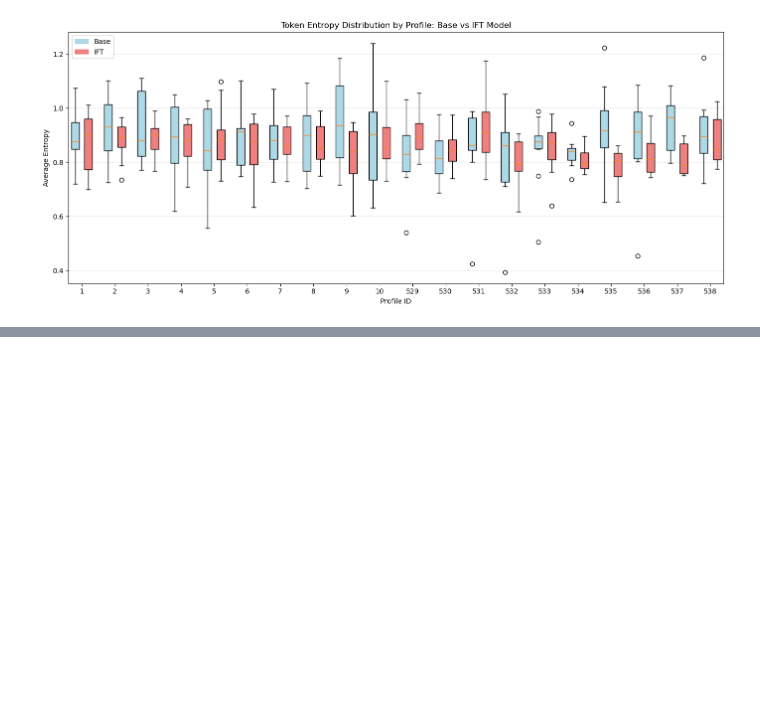
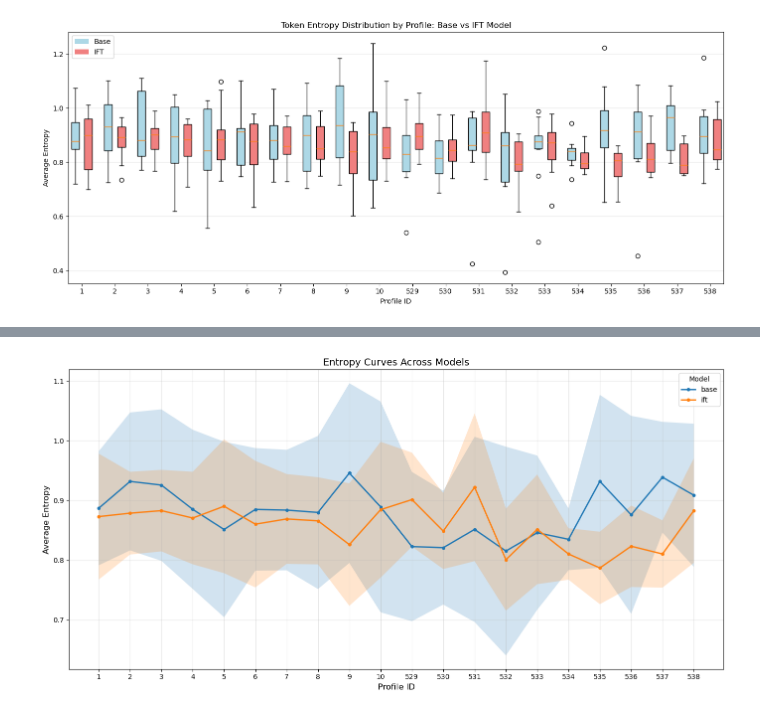
Before and after one commit to manthangadhia/occupational_bias_llms, a Jupyter notebook: notebooks/entropy_analysis.ipynb, the cells around one changed output, grey strips where cells are left out. Saved outputs shown, nothing was run; the diff lists cells and outputs as text; code cells hidden in the pictures; blank space fills up the shorter version.

```diff
--- a/notebooks/entropy_analysis.ipynb
+++ b/notebooks/entropy_analysis.ipynb
@@ -191,0 +252,67 @@ plt.show()
+# %%
+# Line plot with error bands
+import json
+import matplotlib.pyplot as plt
+import numpy as np
+
+# Load data
+with open(entropy_analysis, 'r', encoding='utf-8') as f:
+    data = json.load(f)
+
+# Organize data by profile and model
+profiles = {}
+for analysis in data['analyses']:
+    profile_id = analysis['profile_id']
+    model = analysis['model']
+    avg_entropy = analysis['avg_entropy']
+
+    if profile_id not in profiles:
+        profiles[profile_id] = {}
+    if model not in profiles[profile_id]:
+        profiles[profile_id][model] = []
+
+    profiles[profile_id][model].append(avg_entropy)
+
+# Get all unique models and profiles
+profile_ids = sorted(profiles.keys(), key=lambda x: int(x))
+all_models = set()
+for pid in profile_ids:
+    all_models.update(profiles[pid].keys())
+all_models = sorted(all_models)
+
+# Calculate statistics for each model across profiles
+fig, ax = plt.subplots(figsize=(14, 7))
+
+for model in all_models:
+    means = []
+    stds = []
+
+    for pid in profile_ids:
+        if model in profiles[pid]:
+            entropies = profiles[pid][model]
+            means.append(np.mean(entropies))
+            stds.append(np.std(entropies))
+        else:
+            means.append(np.nan)
+            stds.append(np.nan)
+
+    means = np.array(means)
+    stds = np.array(stds)
+    x = np.arange(len(profile_ids))
+
+    # Plot line with error band
+    ax.plot(x, means, marker='o', label=model, linewidth=2, markersize=4)
+    ax.fill_between(x, means - stds, means + stds, alpha=0.2)
+
+ax.set_xlabel('Profile ID', fontsize=12)
+ax.set_ylabel('Average Entropy', fontsize=12)
+ax.set_title('Entropy Curves Across Models', fontsize=14)
+ax.set_xticks(x)
+ax.set_xticklabels(profile_ids)
+ax.legend(title='Model', fontsize=10)
+ax.grid(alpha=0.3)
+
+plt.tight_layout()
+plt.show()
+# %% [output]
+[figure, added]
```
Also changed, not shown: parts of 2 cells of this notebook, 1 other file.
